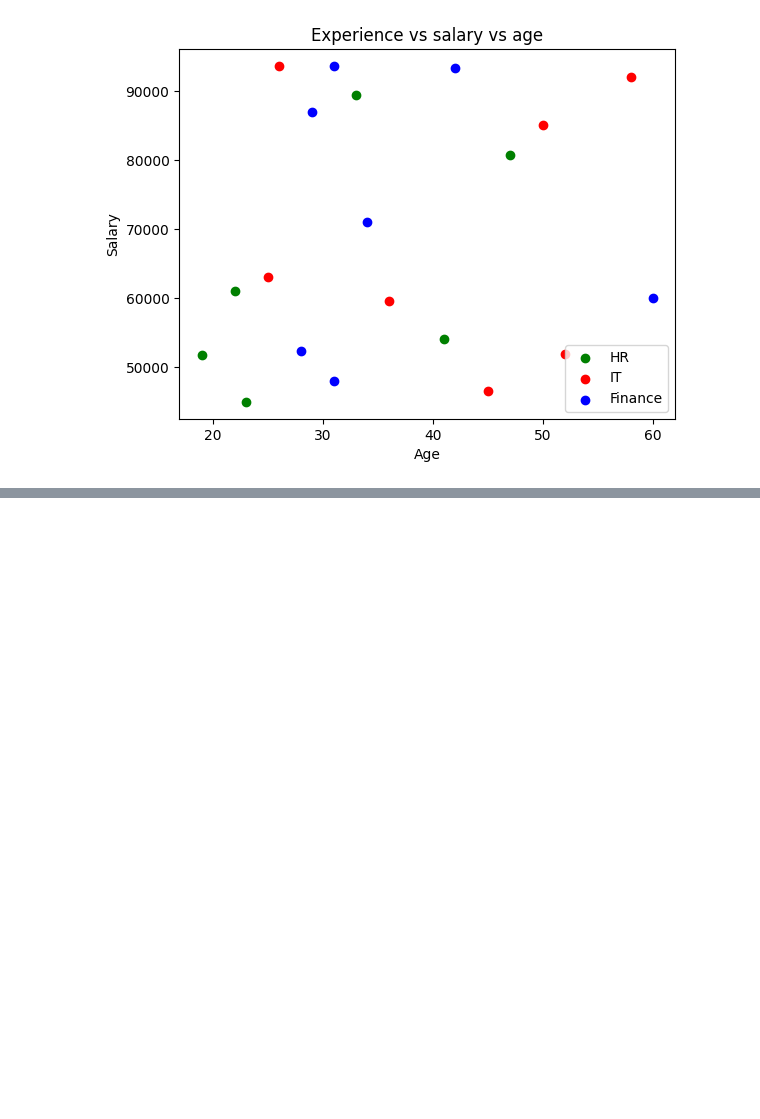
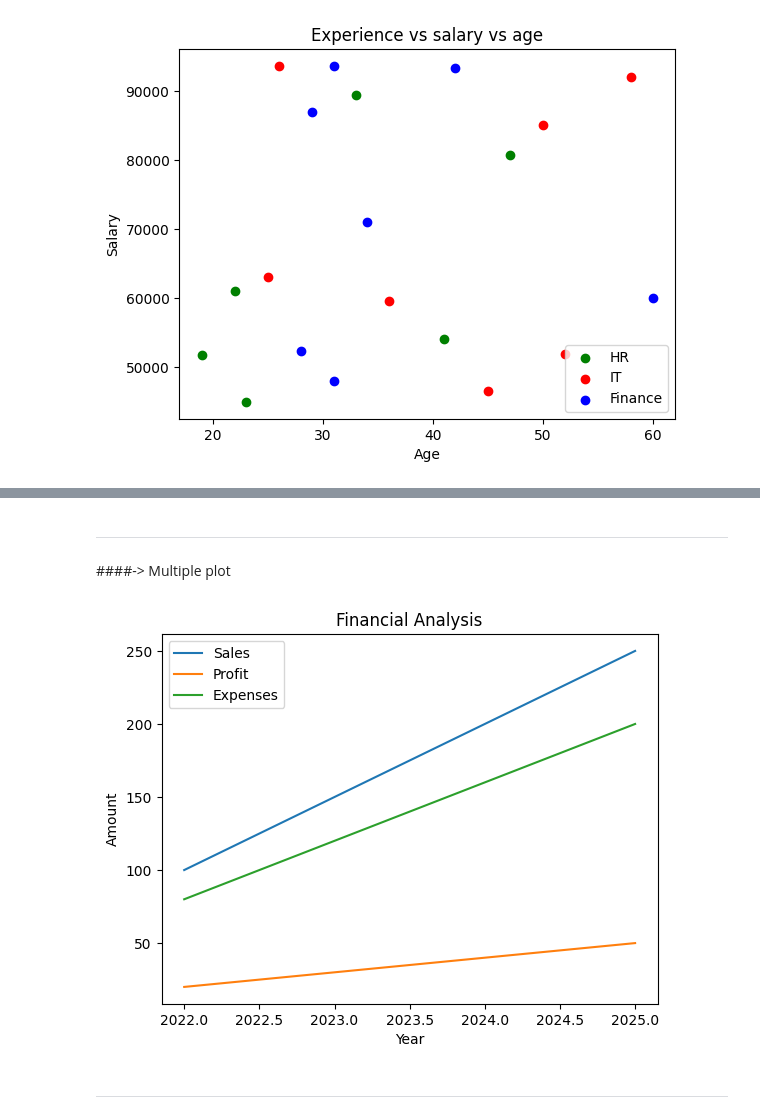
Before and after one commit to MohdAffan27/AI-Learning-Journey, a Jupyter notebook: 04_MATPLOTLIB/Matplotlib_Tutorial.ipynb, the cells around one changed output, grey strips where cells are left out. Drawn from its saved outputs; the diff is of its cells as text; code cells hidden in the pictures; blank space fills up the shorter version.

```diff
--- a/04_MATPLOTLIB/Matplotlib_Tutorial.ipynb
+++ b/04_MATPLOTLIB/Matplotlib_Tutorial.ipynb
@@ -425,0 +460,31 @@ plt.show()
+# %% [markdown]
+
+
+---
+
+
+####-> Multiple plot
+# %%
+data2 = {
+    'Year': [2022, 2023, 2024, 2025],
+    'Sales':[100, 150, 200, 250],
+    'Profit':[20, 30, 40, 50],
+    'Expenses': [80, 120, 160, 200]
+}
+# %%
+df2 = pd.DataFrame(data2)
+# %%
+plt.plot(df2['Year'], df2['Sales'], label='Sales')
+plt.plot(df2['Year'], df2['Profit'], label='Profit')
+plt.plot(df2['Year'], df2['Expenses'], label='Expenses')
+plt.xlabel('Year')
+plt.ylabel('Amount')
+plt.title('Financial Analysis')
+plt.legend()
+plt.show()
+# %% [output]
+[figure, added]
+# %% [markdown]
+
+
+---
```
Also changed, not shown: parts of 6 cells of this notebook.
